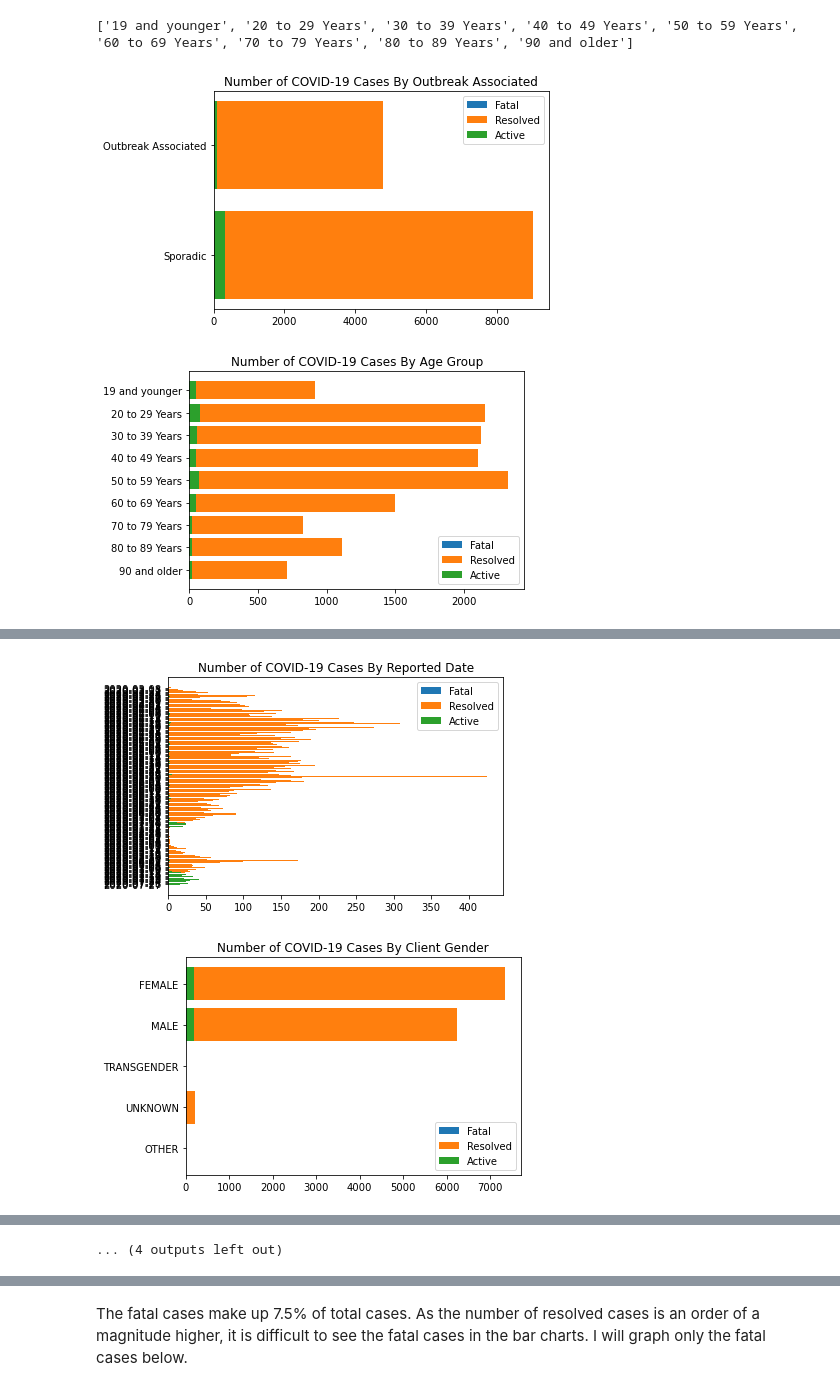
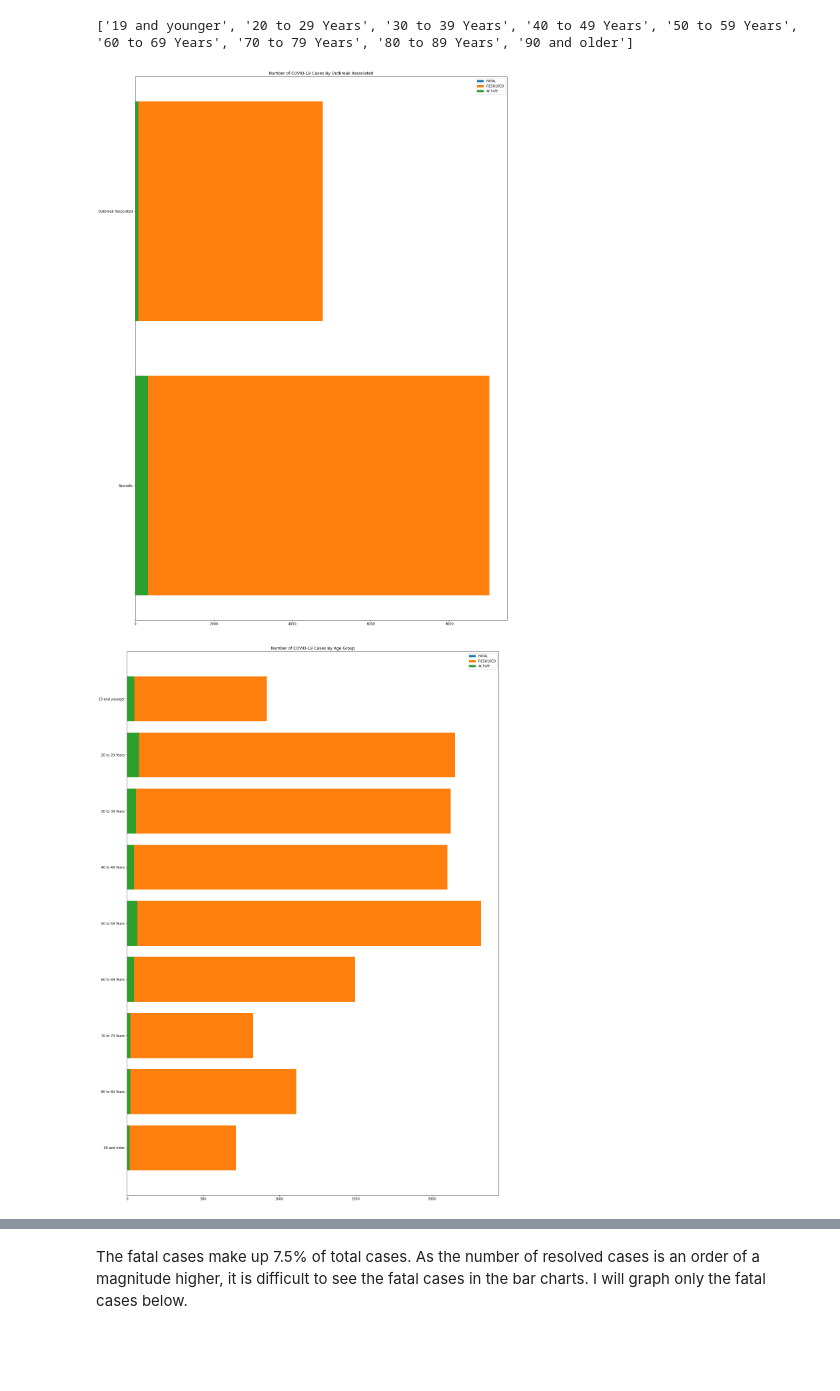
Before and after one commit to adrienne-siu/toronto_covid-19_cases_project, a Jupyter notebook: toronto_covid_notebook.ipynb, the cells around one changed output, grey strips where cells are left out. Drawn from its saved outputs; the diff is of its cells as text; code cells hidden in the pictures; blank space fills up the shorter version.

Commit message:
Add plots for fatal outcomes. Still working on sorting labels and sizing bar plots.

```diff
--- a/toronto_covid_notebook.ipynb
+++ b/toronto_covid_notebook.ipynb
@@ -202,47 +207,49 @@ def get_filtered_entries_and_value_counts_from_column(column_name, filter_column
     entry = entry_vc.index.tolist()
     return entry, entry_vc
 # %%
-# Function to create a stacked bar chart of a column variable
+# Function to create a bar chart of a column variable with filters applied
 # Stack by outcome: active, fatal, resolved
 # Input: column_name is a string for the name of the column, e.g. 'Outbreak', 'Age Group'
-def create_stacked_bar_chart(column_name):
-    # Column to be filtered
-    filter_column = 'Outcome'
-    # Entries to be filtered
-    filter_entry_list = ['FATAL', 'RESOLVED', 'ACTIVE']
+#        filter_column is a string for the column to be filtered
+#        filter_entry_list is a list of strings for entries to be filtered
+#        sort_flag is a string flag for whether the tick labels should be ordered by name
+def create_filtered_bar_chart(column_name, filter_column, filter_entry_list): #, sort_flag):
     # Initialize lists of entries and value counts after filtering
     entry_list = []
     entry_vc_list = []
 
+    fig = plt.figure(figsize=(20,30))
     # Loop through entries to be filtered
     for i in range(len(filter_entry_list)):
         # Entries and value counts for each filter
-        entry, entry_vc = get_filtered_entries_and_value_counts_from_column(column_name, filter_column, filter_entry_list[i])
+        entry, entry_vc = get_filtered_entries_and_value_counts_from_column(column_name, filter_column, filter_entry_list[i]) #, sort_flag)
         # Append to list
         entry_list.append(entry)
         entry_vc_list.append(entry_vc)
+        # Create a bar stacked for each filtered entry, e.g. 'Fatal', 'Active', 'Resolved'
+        plt.barh(entry_list[i], entry_vc_list[i])
 
-    # Bar graphs of each variable
-    fig = plt.figure()
-    fatal_bar = plt.barh(entry_list[0], entry_vc_list[0])
-    resolved_bar = plt.barh(entry_list[1], entry_vc_list[1])
-    active_bar = plt.barh(entry_list[2], entry_vc_list[2])
     # Invert the y-axis so that the order of the entries is from top to bottom
     plt.gca().invert_yaxis()
     plt.title('Number of COVID-19 Cases By ' + column_name)
-    plt.legend((fatal_bar[0], resolved_bar[0], active_bar[0]), ('Fatal', 'Resolved', 'Active'))
+    plt.legend(filter_entry_list)
     plt.show()
 # %%
 # Put the column names of the dataset into a list
 columns = list(covid_data.columns)
 
 # Remove the first two column names (the IDs) because I don't need to graph them
 columns_no_IDs = columns[2:]
 
+# Column to be filtered
+filter_column = 'Outcome'
+# Entries to be filtered
+filter_entry_list = ['FATAL', 'RESOLVED', 'ACTIVE']
+
 # Create bar charts for relevant columns
 for column in columns_no_IDs:
     #create_bar_chart(column)
-    create_stacked_bar_chart(column)
+    create_filtered_bar_chart(column, filter_column, filter_entry_list) #, sort_flag)
 # %% [output]
-[figure, old version]
+[figure, new version]
-[figure, old version]
+[figure, new version]
@@ -254,2 +260,0 @@ for column in columns_no_IDs:
-[figure, removed]
-[figure, removed]
@@ -259 +260,0 @@ for column in columns_no_IDs:
-... (4 outputs left out)
```
Also changed, not shown: parts of 4 cells of this notebook.
